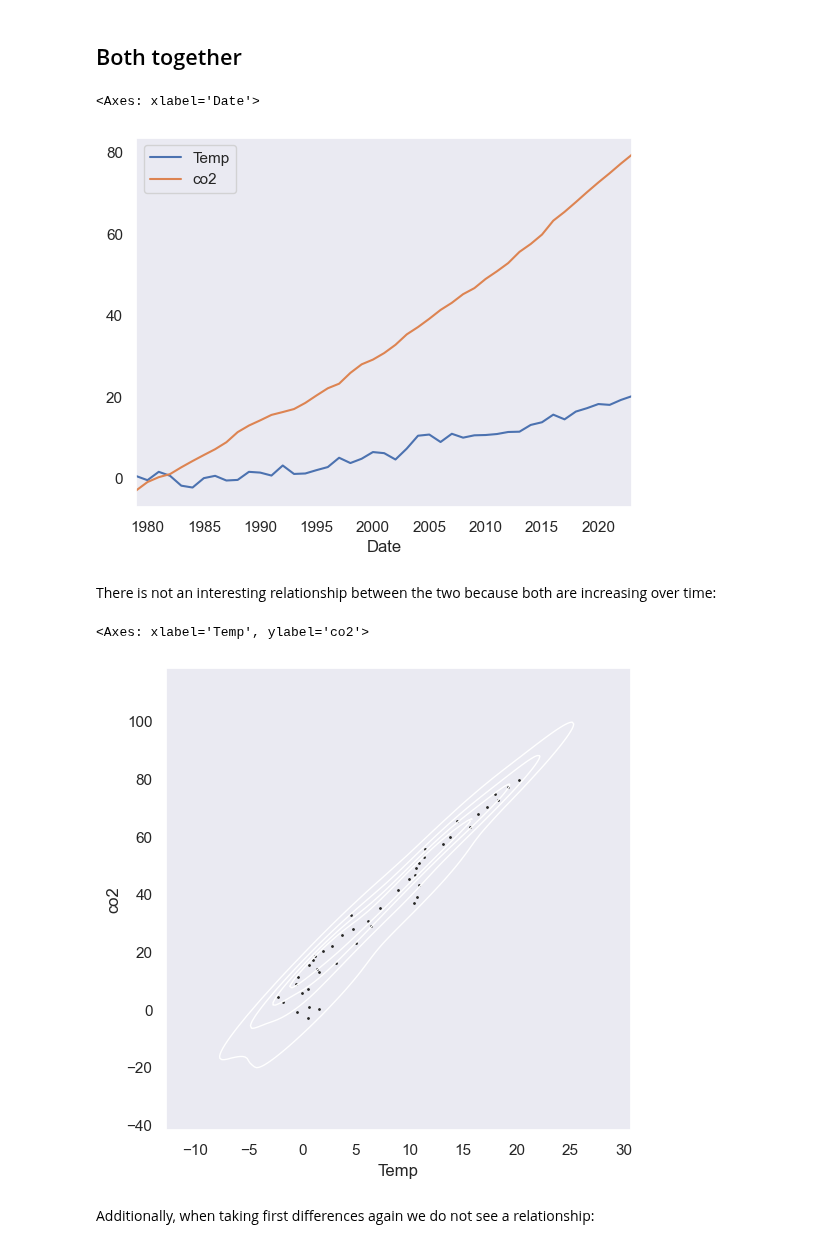
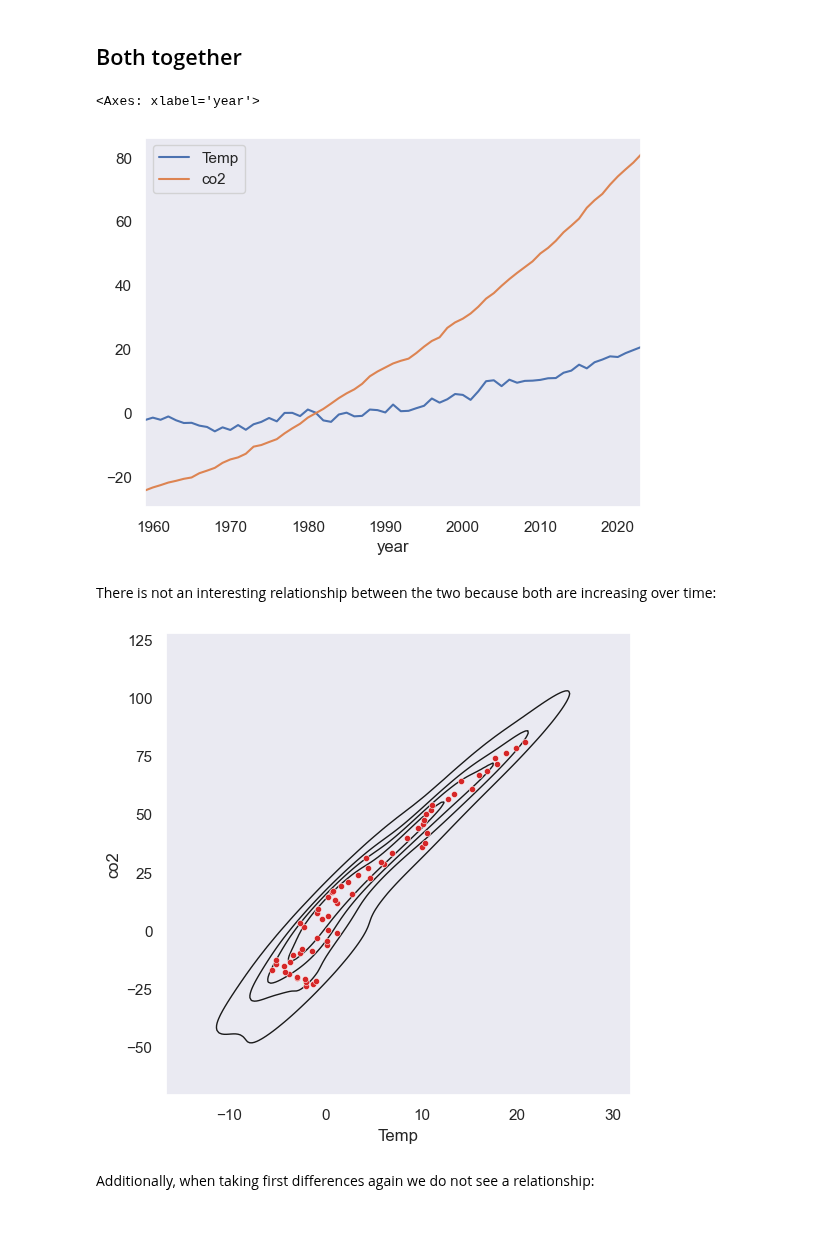
Before and after one commit to jessegrabowski/laos-climate-change, a Jupyter notebook: notebooks/EDA Climate.ipynb, the cells around one changed output. Drawn from its saved outputs; the diff is of its cells as text; code cells hidden in the pictures.

```diff
--- a/notebooks/EDA Climate.ipynb
+++ b/notebooks/EDA Climate.ipynb
@@ -65,3 +19,10 @@ df_co2 = process_co2()
+# %%
+data_dict = load_all_data()
+df_ocean = data_dict['ocean_temperature']
+df_co2 = data_dict['co2']
+# %%
+df_ocean.index.freq = df_ocean.index.inferred_freq
+df_co2.index.freq = df_co2.index.inferred_freq
 # %% [markdown]
 ## Ocean Heat
 # %% [markdown]
@@ -74,6 +29,0 @@ df_ocean.plot()
-# %%
-df_ocean = df_ocean.resample('YE').mean()
-df_ocean.reset_index(inplace=True)
-df_ocean['Date'] = df_ocean['Date'] + pd.offsets.YearBegin()
-df_ocean.set_index("Date", inplace=True)
-df_ocean = df_ocean.iloc[1:] #Dropping first column with incomplete data
@@ -321,8 +237,9 @@ merged_df.dropna(inplace=True)
 # %%
+merged_df = df_oceanb.join(df_co2b).dropna()
 merged_df.plot()
 # %% [output]
-<Axes: xlabel='Date'>
+<Axes: xlabel='year'>
-[figure, old version]
+[figure, new version]
 # %% [markdown]
 There is not an interesting relationship between the two because both are increasing over time:
 # %%
@@ -330,13 +247,13 @@ x = merged_df['Temp']
 y = merged_df['co2']
 
 # Draw a combo histogram and scatterplot with density contours
-f, ax = plt.subplots(figsize=(6, 6))
-sns.scatterplot(x=x, y=y, s=5, color=".15")
-sns.histplot(x=x, y=y, bins=50, pthresh=.1, cmap="mako")
-sns.kdeplot(x=x, y=y, levels=5, color="w", linewidths=1)
+fig, ax = plt.subplots(figsize=(6, 6))
+sns.scatterplot(x=x, y=y, s=20, color="tab:red", zorder=100, ax=ax)
+sns.histplot(x=x, y=y, bins=50, pthresh=.1, cmap="mako", ax=ax)
+sns.kdeplot(x=x, y=y, levels=5, color="k", linewidths=1, ax=ax)
+plt.show()
 # %% [output]
-<Axes: xlabel='Temp', ylabel='co2'>
-[figure, old version]
+[figure, new version]
 # %% [markdown]
 Additionally, when taking first differences again we do not see a relationship:
 # %%
```
Also changed, not shown: parts of 41 cells of this notebook.
